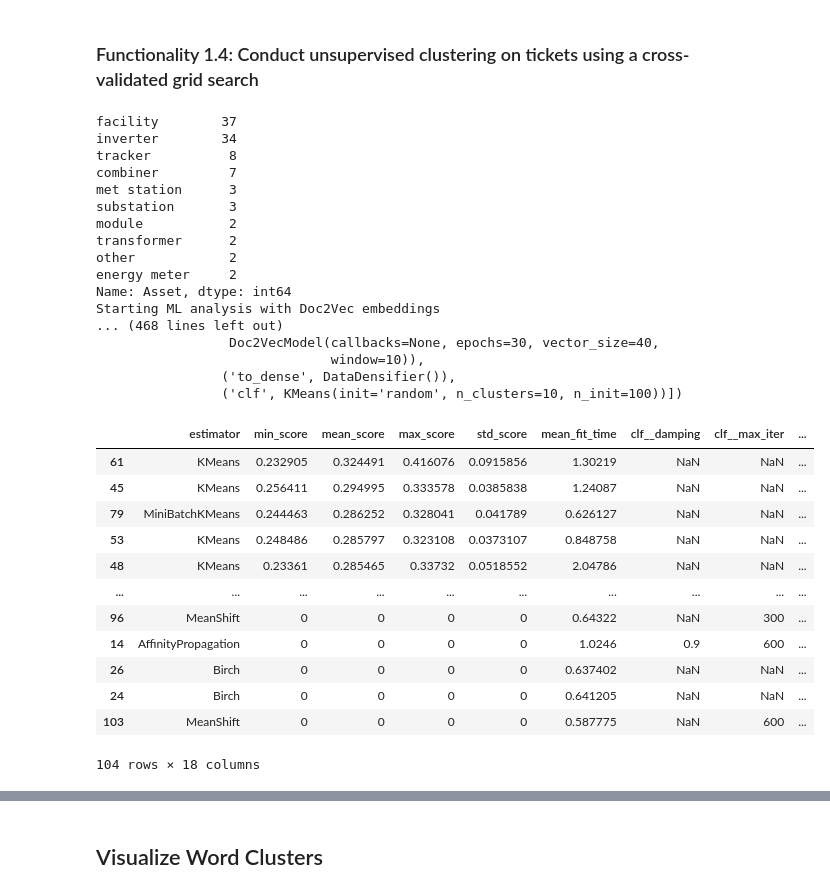
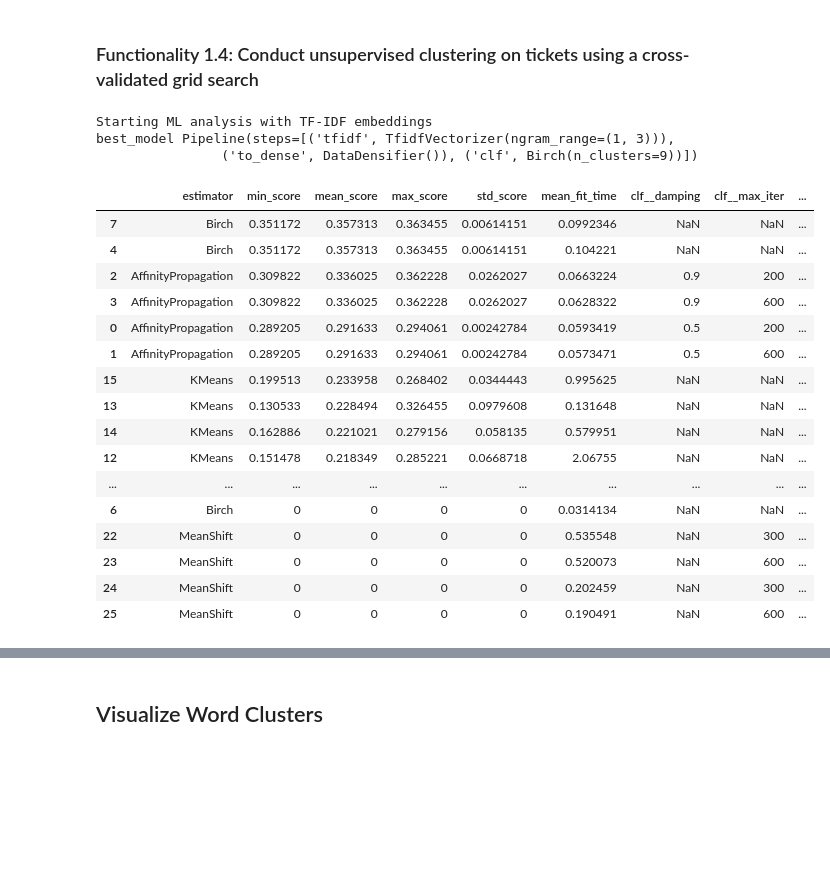
Before and after one commit to sandialabs/pvOps, a Jupyter notebook: examples/tutorial_textmodule.ipynb, the cells around one changed output, grey strips where cells are left out. Drawn from its saved outputs; the diff is of its cells as text; code cells hidden in the pictures; blank space fills up the shorter version.

```diff
--- a/examples/tutorial_textmodule.ipynb
+++ b/examples/tutorial_textmodule.ipynb
@@ -289,40 +281,30 @@ Pipeline(steps=[('doc2vec',
 ### Functionality 1.4: Conduct unsupervised clustering  on tickets using a cross-validated grid search
 # %%
 # Setting few cross validation splits because of few example data
-results, best_model = e.classify_unsupervised(n_cv_splits=2, embedding='doc2vec')
+results, best_model = e.classify_unsupervised(n_cv_splits=2, embedding='tfidf')
 print('best_model', best_model)
 results
 # %% [output]
-facility        37
-inverter        34
-tracker          8
-combiner         7
-met station      3
-substation       3
-module           2
-transformer      2
-other            2
-energy meter     2
-Name: Asset, dtype: int64
-Starting ML analysis with Doc2Vec embeddings
-... (468 lines left out)
-                 Doc2VecModel(callbacks=None, epochs=30, vector_size=40,
-                              window=10)),
-                ('to_dense', DataDensifier()),
-                ('clf', KMeans(init='random', n_clusters=10, n_init=100))])
+Starting ML analysis with TF-IDF embeddings
+best_model Pipeline(steps=[('tfidf', TfidfVectorizer(ngram_range=(1, 3))),
+                ('to_dense', DataDensifier()), ('clf', Birch(n_clusters=9))])
 |  | estimator | min_score | mean_score | max_score | std_score | mean_fit_time | clf__damping | clf__max_iter | ... |
-| 61 | KMeans | 0.232905 | 0.324491 | 0.416076 | 0.0915856 | 1.30219 | NaN | NaN | ... |
-| 45 | KMeans | 0.256411 | 0.294995 | 0.333578 | 0.0385838 | 1.24087 | NaN | NaN | ... |
-| 79 | MiniBatchKMeans | 0.244463 | 0.286252 | 0.328041 | 0.041789 | 0.626127 | NaN | NaN | ... |
-| 53 | KMeans | 0.248486 | 0.285797 | 0.323108 | 0.0373107 | 0.848758 | NaN | NaN | ... |
-| 48 | KMeans | 0.23361 | 0.285465 | 0.33732 | 0.0518552 | 2.04786 | NaN | NaN | ... |
+| 7 | Birch | 0.351172 | 0.357313 | 0.363455 | 0.00614151 | 0.0992346 | NaN | NaN | ... |
+| 4 | Birch | 0.351172 | 0.357313 | 0.363455 | 0.00614151 | 0.104221 | NaN | NaN | ... |
+| 2 | AffinityPropagation | 0.309822 | 0.336025 | 0.362228 | 0.0262027 | 0.0663224 | 0.9 | 200 | ... |
+| 3 | AffinityPropagation | 0.309822 | 0.336025 | 0.362228 | 0.0262027 | 0.0628322 | 0.9 | 600 | ... |
+| 0 | AffinityPropagation | 0.289205 | 0.291633 | 0.294061 | 0.00242784 | 0.0593419 | 0.5 | 200 | ... |
+| 1 | AffinityPropagation | 0.289205 | 0.291633 | 0.294061 | 0.00242784 | 0.0573471 | 0.5 | 600 | ... |
+| 15 | KMeans | 0.199513 | 0.233958 | 0.268402 | 0.0344443 | 0.995625 | NaN | NaN | ... |
+| 13 | KMeans | 0.130533 | 0.228494 | 0.326455 | 0.0979608 | 0.131648 | NaN | NaN | ... |
+| 14 | KMeans | 0.162886 | 0.221021 | 0.279156 | 0.058135 | 0.579951 | NaN | NaN | ... |
+| 12 | KMeans | 0.151478 | 0.218349 | 0.285221 | 0.0668718 | 2.06755 | NaN | NaN | ... |
 | ... | ... | ... | ... | ... | ... | ... | ... | ... | ... |
-| 96 | MeanShift | 0 | 0 | 0 | 0 | 0.64322 | NaN | 300 | ... |
-| 14 | AffinityPropagation | 0 | 0 | 0 | 0 | 1.0246 | 0.9 | 600 | ... |
-| 26 | Birch | 0 | 0 | 0 | 0 | 0.637402 | NaN | NaN | ... |
-| 24 | Birch | 0 | 0 | 0 | 0 | 0.641205 | NaN | NaN | ... |
-| 103 | MeanShift | 0 | 0 | 0 | 0 | 0.587775 | NaN | 600 | ... |
+| 6 | Birch | 0 | 0 | 0 | 0 | 0.0314134 | NaN | NaN | ... |
+| 22 | MeanShift | 0 | 0 | 0 | 0 | 0.535548 | NaN | 300 | ... |
+| 23 | MeanShift | 0 | 0 | 0 | 0 | 0.520073 | NaN | 600 | ... |
+| 24 | MeanShift | 0 | 0 | 0 | 0 | 0.202459 | NaN | 300 | ... |
+| 25 | MeanShift | 0 | 0 | 0 | 0 | 0.190491 | NaN | 600 | ... |
-104 rows × 18 columns
 # %%
 e.predict_best_model(ml_type = 'supervised')
 # %% [output]
```
Also changed, not shown: parts of 16 cells of this notebook, 2 other files.
